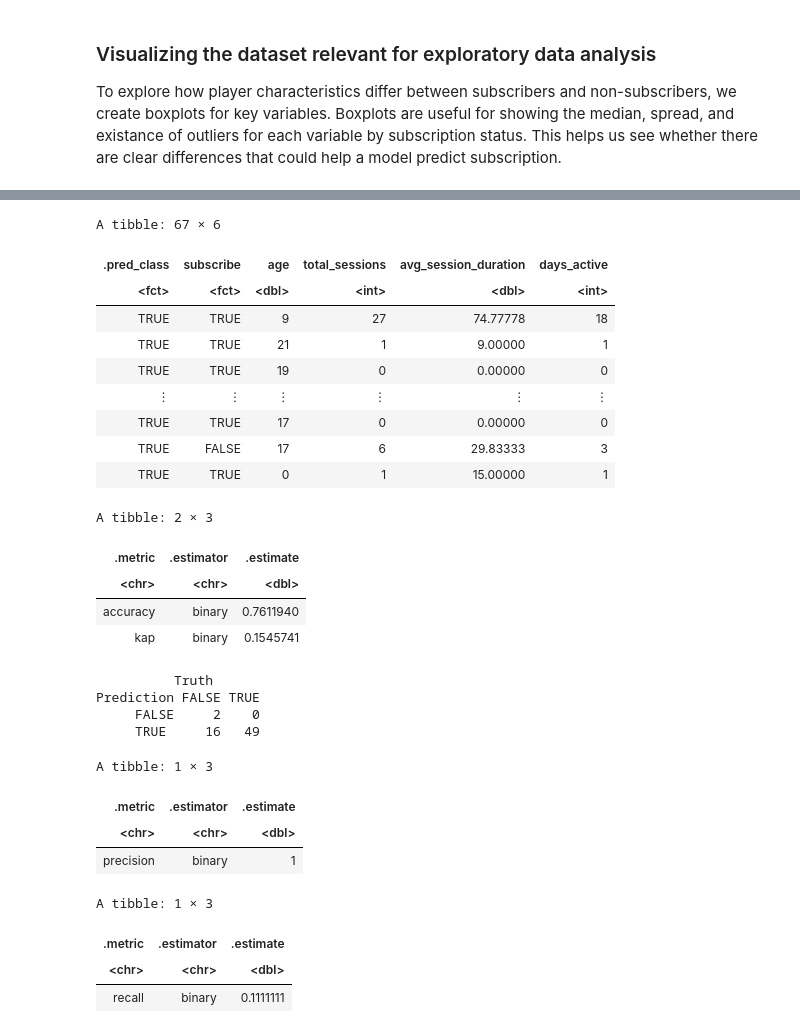
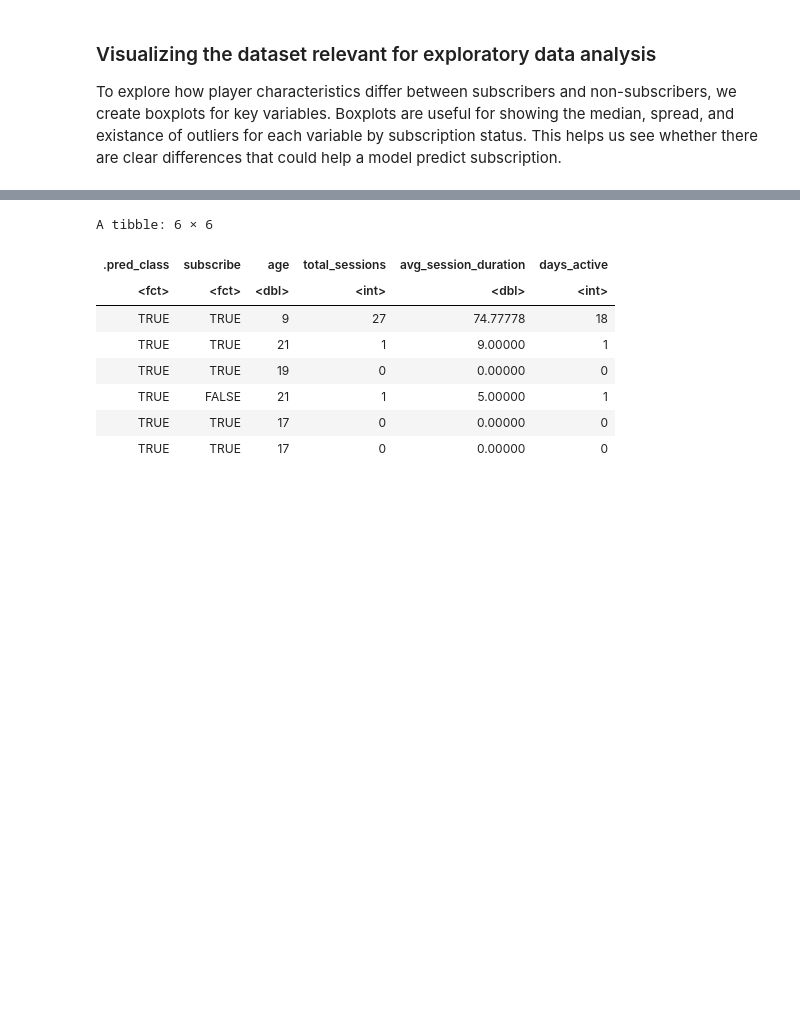
Before and after one commit to MitchellKehlerR/Minecraft_Final_Project, a Jupyter notebook: Minecraft_Project.ipynb, the cells around one changed output, grey strips where cells are left out. Saved outputs shown, nothing was run; the diff lists cells and outputs as text; code cells hidden in the pictures; blank space fills up the shorter version.

```diff
--- a/Minecraft_Project.ipynb
+++ b/Minecraft_Project.ipynb
@@ -315,69 +384,31 @@ List of 1
 # %%
-#...
-
+# Replace any remaining missing numeric values in the test set with 0
 testing_set <- testing_set |>
   mutate(across(where(is.numeric), ~ replace_na(., 0)))
 
+# Define final KNN model specification with k = 7
 new_knn_spec <- nearest_neighbor(weight_func = "rectangular", neighbors = 7) |>
     set_engine("kknn") |>
     set_mode("classification")
 
+# Build workflow and fit final KNN model on training data
 new_knn_fit <- workflow() |>
     add_recipe(knn_recipe) |>
     add_model(new_knn_spec) |>
     fit(data = training_set)
 
+# Generate predictions on the test set
 knn_predictions <- predict(new_knn_fit, testing_set) |>
     bind_cols(testing_set)
 
-knn_predictions
-
-knn_metrics <- knn_predictions |>
-    metrics(truth = subscribe, estimate = .pred_class)
-
-
-knn_conf_mat <- knn_predictions |>
-    conf_mat(truth = subscribe, estimate = .pred_class)
-
-
-knn_precision <- knn_predictions |>
-  precision(truth = subscribe, estimate = .pred_class)
-
-knn_recall <- knn_predictions |>
-  recall(truth = subscribe, estimate = .pred_class)
-
-knn_metrics
-
-knn_conf_mat
-
-knn_precision
-
-knn_recall
+head(knn_predictions)
 # %% [output]
-A tibble: 67 × 6
+A tibble: 6 × 6
 | .pred_class | subscribe | age | total_sessions | avg_session_duration | days_active |
 | <fct> | <fct> | <dbl> | <int> | <dbl> | <int> |
 | TRUE | TRUE | 9 | 27 | 74.77778 | 18 |
 | TRUE | TRUE | 21 | 1 | 9.00000 | 1 |
 | TRUE | TRUE | 19 | 0 | 0.00000 | 0 |
-| ⋮ | ⋮ | ⋮ | ⋮ | ⋮ | ⋮ |
+| TRUE | FALSE | 21 | 1 | 5.00000 | 1 |
 | TRUE | TRUE | 17 | 0 | 0.00000 | 0 |
-| TRUE | FALSE | 17 | 6 | 29.83333 | 3 |
-| TRUE | TRUE | 0 | 1 | 15.00000 | 1 |
+| TRUE | TRUE | 17 | 0 | 0.00000 | 0 |
-A tibble: 2 × 3
-| .metric | .estimator | .estimate |
-| <chr> | <chr> | <dbl> |
-| accuracy | binary | 0.7611940 |
-| kap | binary | 0.1545741 |
-          Truth
-Prediction FALSE TRUE
-     FALSE     2    0
-     TRUE     16   49
-A tibble: 1 × 3
-| .metric | .estimator | .estimate |
-| <chr> | <chr> | <dbl> |
-| precision | binary | 1 |
-A tibble: 1 × 3
-| .metric | .estimator | .estimate |
-| <chr> | <chr> | <dbl> |
-| recall | binary | 0.1111111 |
```
Also changed, not shown: parts of 13 cells of this notebook.
